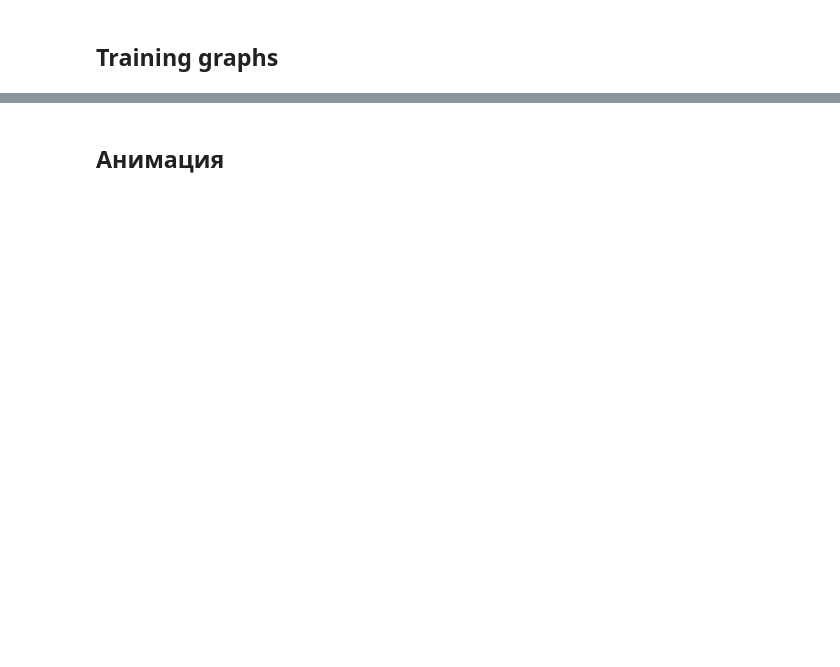
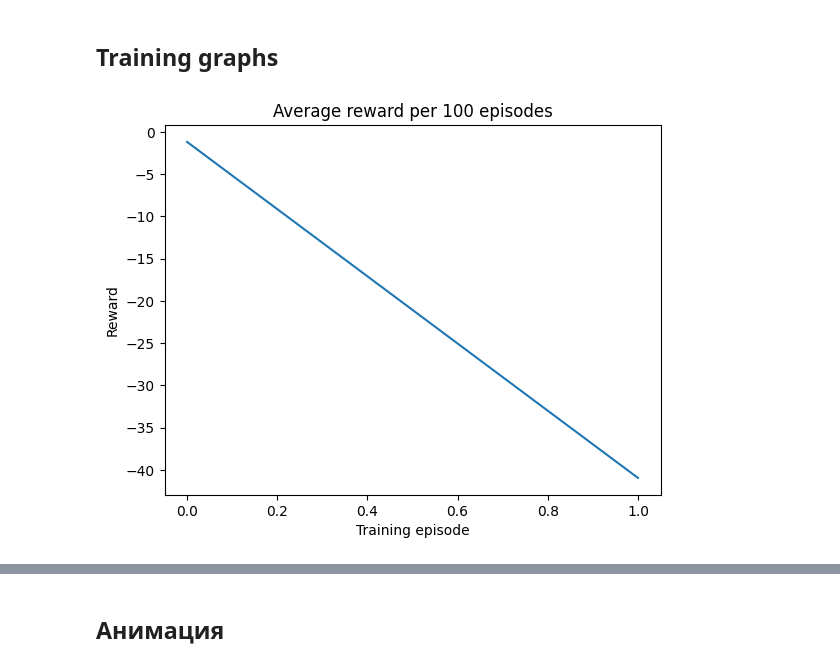
Before and after one commit to IvanKolesn/reinforcement_learning, a Jupyter notebook: notebooks/hw_3_(car_racing_actor_critic).ipynb, the cells around one changed output, grey strips where cells are left out. Saved outputs shown, nothing was run; the diff lists cells and outputs as text; code cells hidden in the pictures; blank space fills up the shorter version.

```diff
--- a/notebooks/hw_3_(car_racing_actor_critic).ipynb
+++ b/notebooks/hw_3_(car_racing_actor_critic).ipynb
@@ -250,8 +235,7 @@ gamma = torch.tensor(0.99).to(device)  # discount_factor
 num_episodes = 2  # 250
 
 # Основные параметры DL
-lr = 1e-4
-batch_size = 128
+lr = 1e-3
 max_grad_norm = 0.5
 # %%
 actor_model = ActorNet().to(device)
@@ -270,6 +254,7 @@ for episode in trange(num_episodes):
 
     done = False
     visited_states = []
+    terminated_flags = []
     actions = []
     rewards = []
     state, _ = env.reset()
@@ -279,7 +264,7 @@ for episode in trange(num_episodes):
 
         state = preprocess_state(state)
         state = transform_state_to_tensor(state, device=device)
-        visited_states.append(state)
+        visited_states.append(state.squeeze(0))
 
         with torch.no_grad():
             raw_actions, transformed_actions = actor_model.get_actions(state)
@@ -289,6 +274,7 @@ for episode in trange(num_episodes):
         )
 
         done = terminated or truncated
+        terminated_flags.append(done)
         actions.append(raw_actions)
         rewards.append(reward)
 
@@ -298,32 +284,33 @@ for episode in trange(num_episodes):
     # Train value model
     opt_value.zero_grad()
 
-    values = value_model(torch.cat(visited_states))
+    values = value_model(torch.stack(visited_states))
     values = values.squeeze()
 
     returns = compute_returns(
         rewards=rewards_tensor, values=values, gamma=gamma, device=device
     )
     advantages = (returns - values).detach()
+    advantages = (advantages - advantages.mean()) / (advantages.std() + 1e-8)
 
     value_model_loss = F.mse_loss(values, returns)
     value_model_loss.backward()
 
-    nn.utils.clip_grad_norm_(value_model.parameters(), 0.5)
+    nn.utils.clip_grad_norm_(value_model.parameters(), max_grad_norm)
     opt_value.step()
 
     # Train actor model
     opt_actor.zero_grad()
 
     log_probs_tensor = actor_model.get_log_prob_given_actions(
-        state=torch.cat(visited_states), raw_actions=torch.cat(actions)
+        state=torch.stack(visited_states), raw_actions=torch.cat(actions)
     )
     # log_probs_tensor = torch.cat(log_probs)
 
     policy_loss = -log_probs_tensor * advantages
     policy_loss.sum().backward()
 
-    nn.utils.clip_grad_norm_(actor_model.parameters(), 0.5)
+    nn.utils.clip_grad_norm_(actor_model.parameters(), max_grad_norm)
     opt_actor.step()
 
     reward_records.append(sum(rewards))
@@ -377,8 +333,16 @@ tensor([ 6.7214, -0.1990, -0.1990, -0.1990, -0.1990, -0.1990, -0.1990, -0.1990,
 # %% [markdown]
 ## Training graphs
 # %%
-table = pd.DataFrame(rewards, columns=["steps", "reward"])
+table = pd.DataFrame(reward_records, columns=["reward"])
 # table = table.iloc[2_000:, :]  # remove exploratory_period
+# %%
+plt.plot(table.index, table["reward"])
+plt.xlabel("Training episode")
+plt.ylabel("Reward")
+plt.title("Average reward per 100 episodes")
+plt.show()
+# %% [output]
+[figure, added]
 # %%
 plt.plot(table.index, table["reward"].rolling(100).mean())
 plt.xlabel("Training episode")
```
Also changed, not shown: parts of 12 cells of this notebook, 1 other file.
